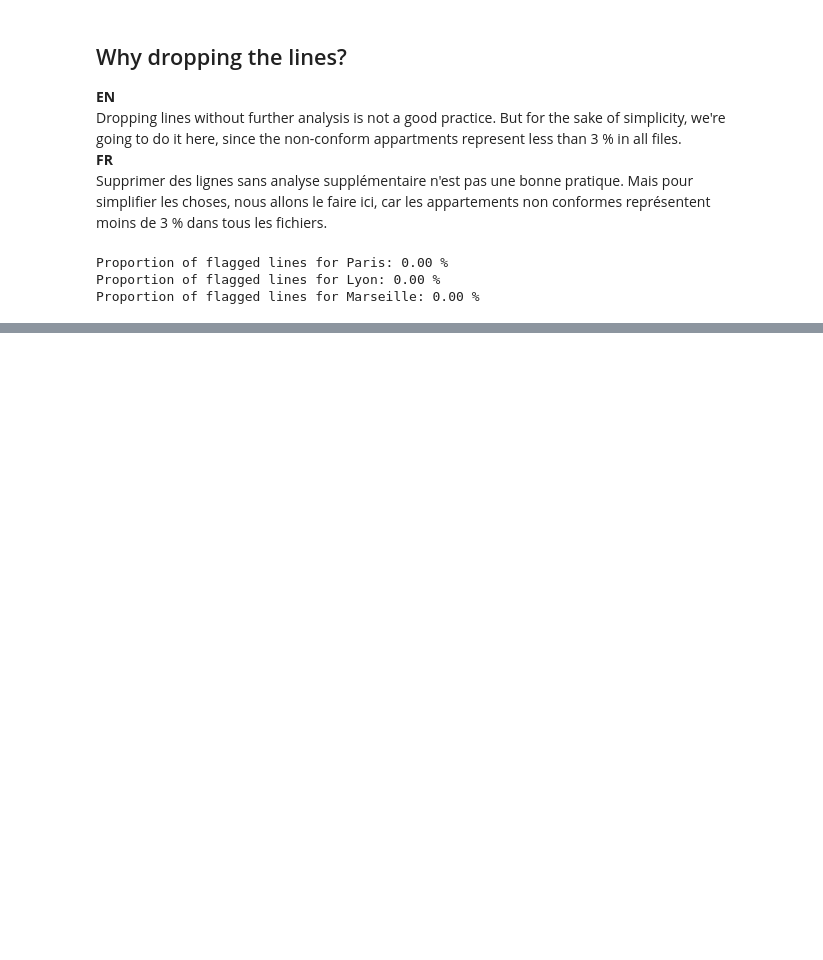
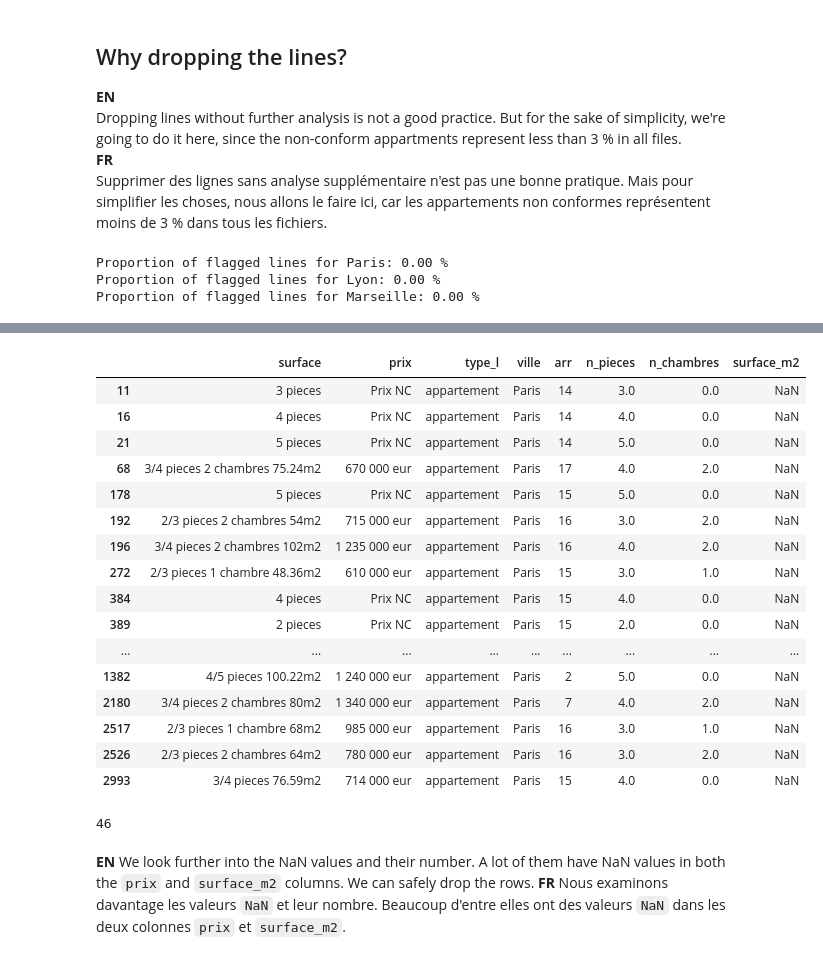
Before and after one commit to NichitaCP/RE, a Jupyter notebook: data_cleaning.ipynb, the cells around one changed output, grey strips where cells are left out. Drawn from its saved outputs; the diff is of its cells as text; code cells hidden in the pictures; blank space fills up the shorter version.

```diff
--- a/data_cleaning.ipynb
+++ b/data_cleaning.ipynb
@@ -256,0 +262,7 @@ df.head()
+# %%
+pattern_pieces = r'(\d+)\s*piece[s]?\s*'
+pattern_ch = r'(\d+)\s*chambre[s]?\s*'
+df['n_pieces'] = df['surface'].str.extract(pattern_pieces, expand = False).astype(float)
+df['n_pieces'] = df['n_pieces'].fillna(0)
+df['n_chambres'] = df['surface'].str.extract(pattern_ch, expand = False).astype(float)
+df['n_chambres'] = df.n_chambres.fillna(0)
@@ -256,0 +284,5 @@ df.head()
+# %%
+df['surface_m2'] = df['surface'].str.replace(pattern_pieces, '', regex=True)
+df['surface_m2'] = df['surface_m2'].str.replace(pattern_ch, '',regex = True)
+df['surface_m2'] = df['surface_m2'].str.replace('m2','',regex=True).str.strip()
+df['surface_m2'] = pd.to_numeric(df['surface_m2'], errors = 'coerce')
@@ -256,0 +294,30 @@ df.head()
+# %%
+nn_rows = df[pd.to_numeric(df['surface_m2'], errors = 'coerce').isna()]
+nn_rows
+# %% [output]
+|  | surface | prix | type_l | ville | arr | n_pieces | n_chambres | surface_m2 |
+| 11 | 3 pieces | Prix NC | appartement | Paris | 14 | 3.0 | 0.0 | NaN |
+| 16 | 4 pieces | Prix NC | appartement | Paris | 14 | 4.0 | 0.0 | NaN |
+| 21 | 5 pieces | Prix NC | appartement | Paris | 14 | 5.0 | 0.0 | NaN |
+| 68 | 3/4 pieces 2 chambres 75.24m2 | 670 000 eur | appartement | Paris | 17 | 4.0 | 2.0 | NaN |
+| 178 | 5 pieces | Prix NC | appartement | Paris | 15 | 5.0 | 0.0 | NaN |
+| 192 | 2/3 pieces 2 chambres 54m2 | 715 000 eur | appartement | Paris | 16 | 3.0 | 2.0 | NaN |
+| 196 | 3/4 pieces 2 chambres 102m2 | 1 235 000 eur | appartement | Paris | 16 | 4.0 | 2.0 | NaN |
+| 272 | 2/3 pieces 1 chambre 48.36m2 | 610 000 eur | appartement | Paris | 15 | 3.0 | 1.0 | NaN |
+| 384 | 4 pieces | Prix NC | appartement | Paris | 15 | 4.0 | 0.0 | NaN |
+| 389 | 2 pieces | Prix NC | appartement | Paris | 15 | 2.0 | 0.0 | NaN |
+| ... | ... | ... | ... | ... | ... | ... | ... | ... |
+| 1382 | 4/5 pieces 100.22m2 | 1 240 000 eur | appartement | Paris | 2 | 5.0 | 0.0 | NaN |
+| 2180 | 3/4 pieces 2 chambres 80m2 | 1 340 000 eur | appartement | Paris | 7 | 4.0 | 2.0 | NaN |
+| 2517 | 2/3 pieces 1 chambre 68m2 | 985 000 eur | appartement | Paris | 16 | 3.0 | 1.0 | NaN |
+| 2526 | 2/3 pieces 2 chambres 64m2 | 780 000 eur | appartement | Paris | 16 | 3.0 | 2.0 | NaN |
+| 2993 | 3/4 pieces 76.59m2 | 714 000 eur | appartement | Paris | 15 | 4.0 | 0.0 | NaN |
+# %%
+df['surface_m2'].isna().sum()
+# %% [output]
+46
+# %% [markdown]
+**EN**
+We look further into the NaN values and their number. A lot of them have NaN values in both the `prix` and `surface_m2` columns. We can safely drop the rows.
+**FR**
+Nous examinons davantage les valeurs `NaN` et leur nombre. Beaucoup d'entre elles ont des valeurs `NaN` dans les deux colonnes `prix` et `surface_m2`.
```
Also changed, not shown: parts of 9 cells of this notebook.
